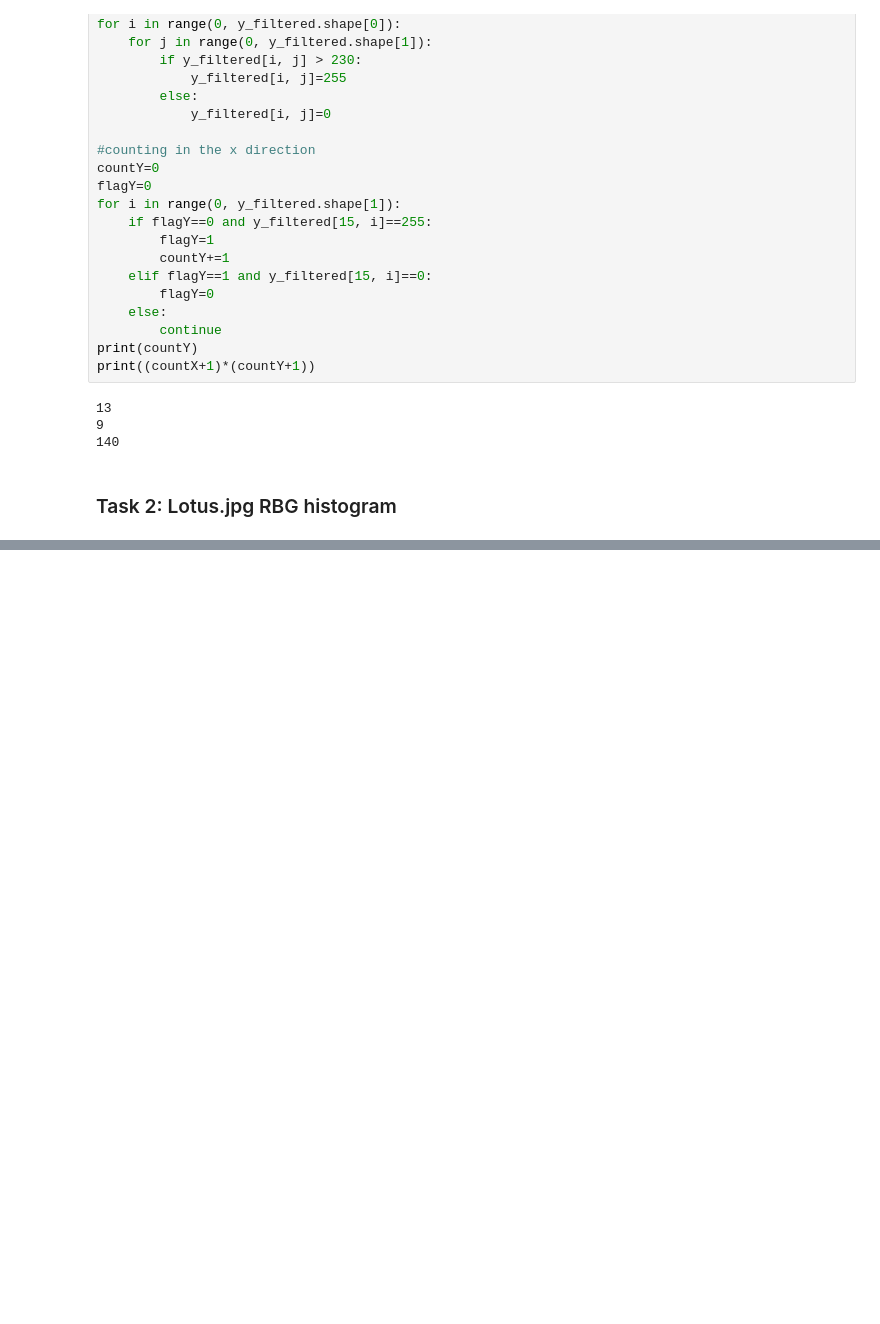
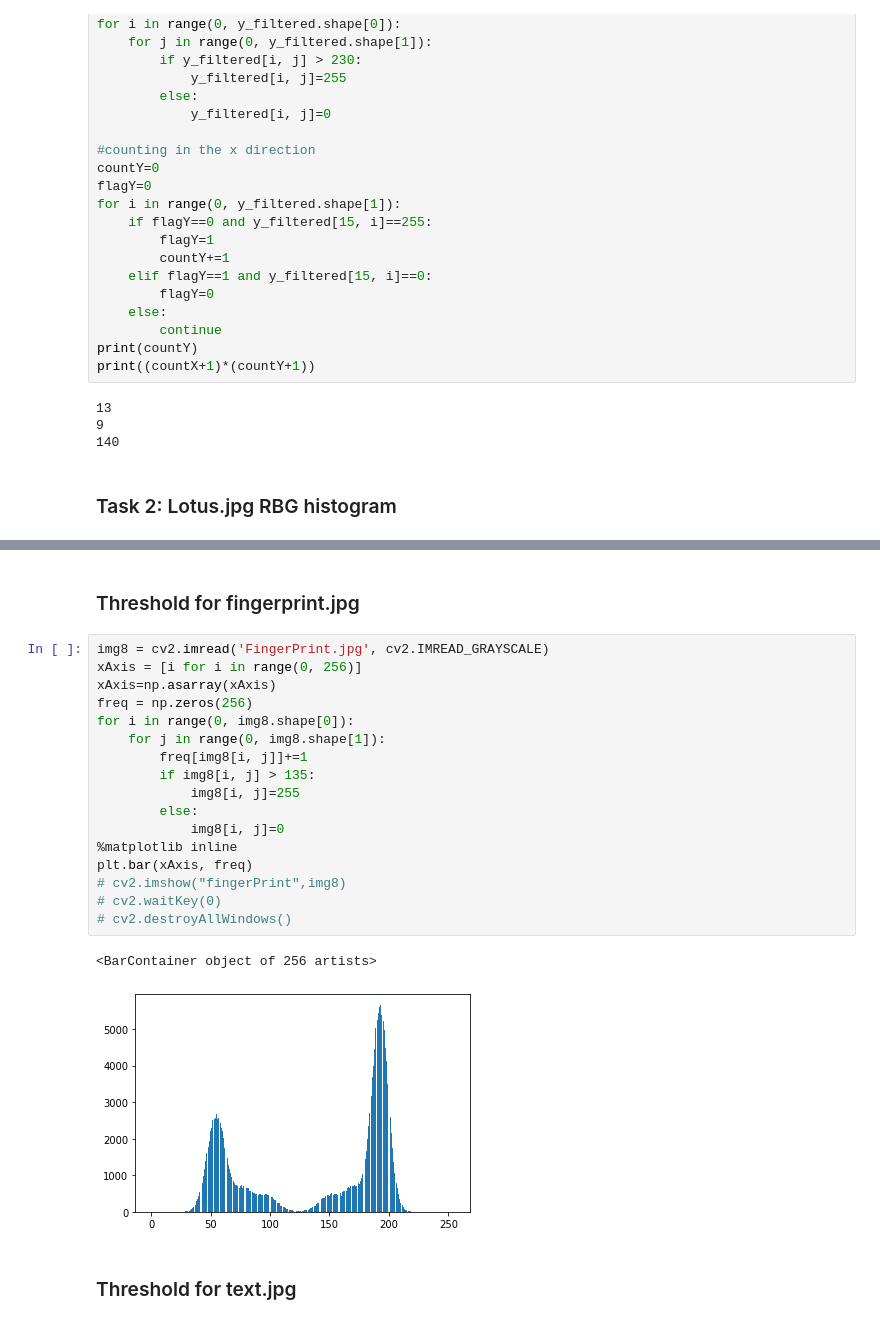
Before and after one commit to starc52/CVIT_WORKSHOP, a Jupyter notebook: Day2/Basic Image Processing Day-2.ipynb, the cells around one changed output, grey strips where cells are left out. Cells and saved outputs as stored; diff of their text form; blank space fills up the shorter version.

```diff
--- a/Day2/Basic Image Processing Day-2.ipynb
+++ b/Day2/Basic Image Processing Day-2.ipynb
@@ -217,2 +219,26 @@ plt.show()
 # %% [output]
 [figure]
+# %% [markdown]
+### Threshold for fingerprint.jpg
+# %%
+img8 = cv2.imread('FingerPrint.jpg', cv2.IMREAD_GRAYSCALE)
+xAxis = [i for i in range(0, 256)]
+xAxis=np.asarray(xAxis)
+freq = np.zeros(256)
+for i in range(0, img8.shape[0]):
+    for j in range(0, img8.shape[1]):
+        freq[img8[i, j]]+=1
+        if img8[i, j] > 135:
+            img8[i, j]=255
+        else:
+            img8[i, j]=0
+%matplotlib inline
+plt.bar(xAxis, freq)
+# cv2.imshow("fingerPrint",img8)
+# cv2.waitKey(0)
+# cv2.destroyAllWindows()
+# %% [output]
+<BarContainer object of 256 artists>
+[figure, added]
+# %% [markdown]
+### Threshold for text.jpg
```
Also changed, not shown: parts of 10 cells of this notebook.
